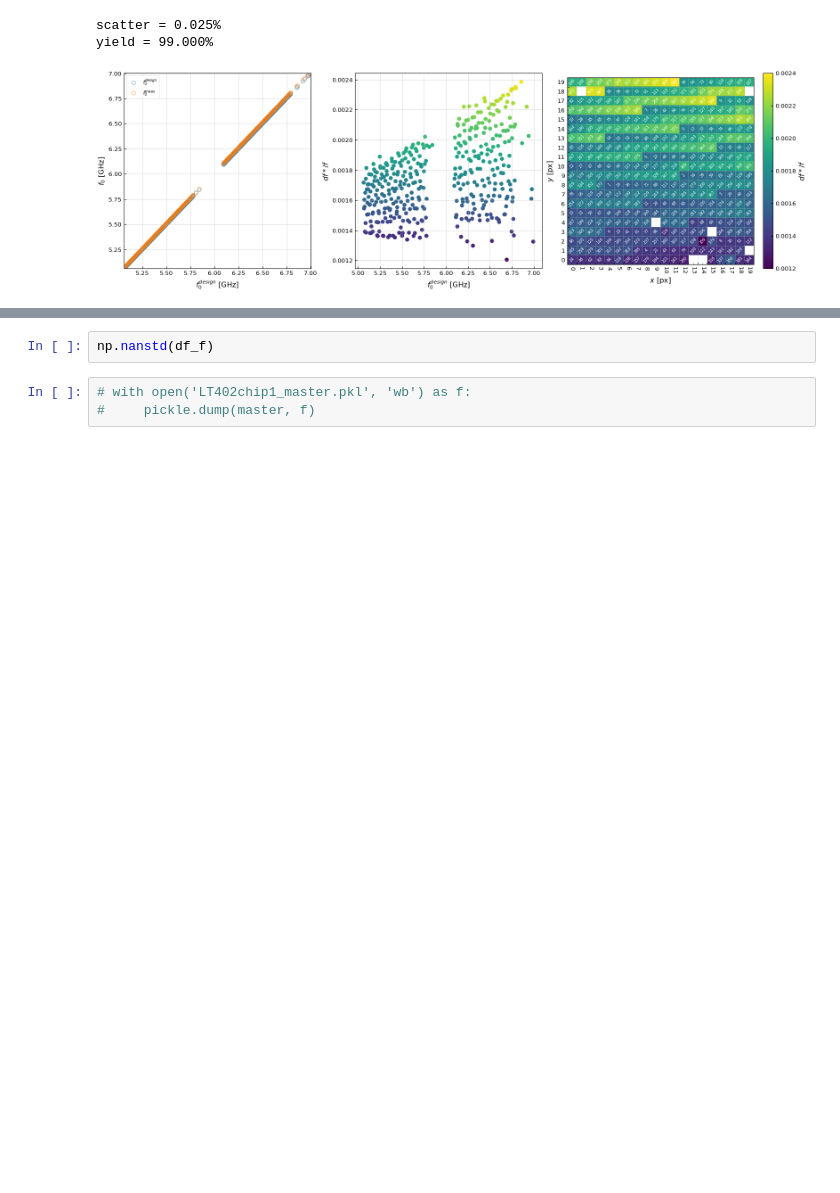
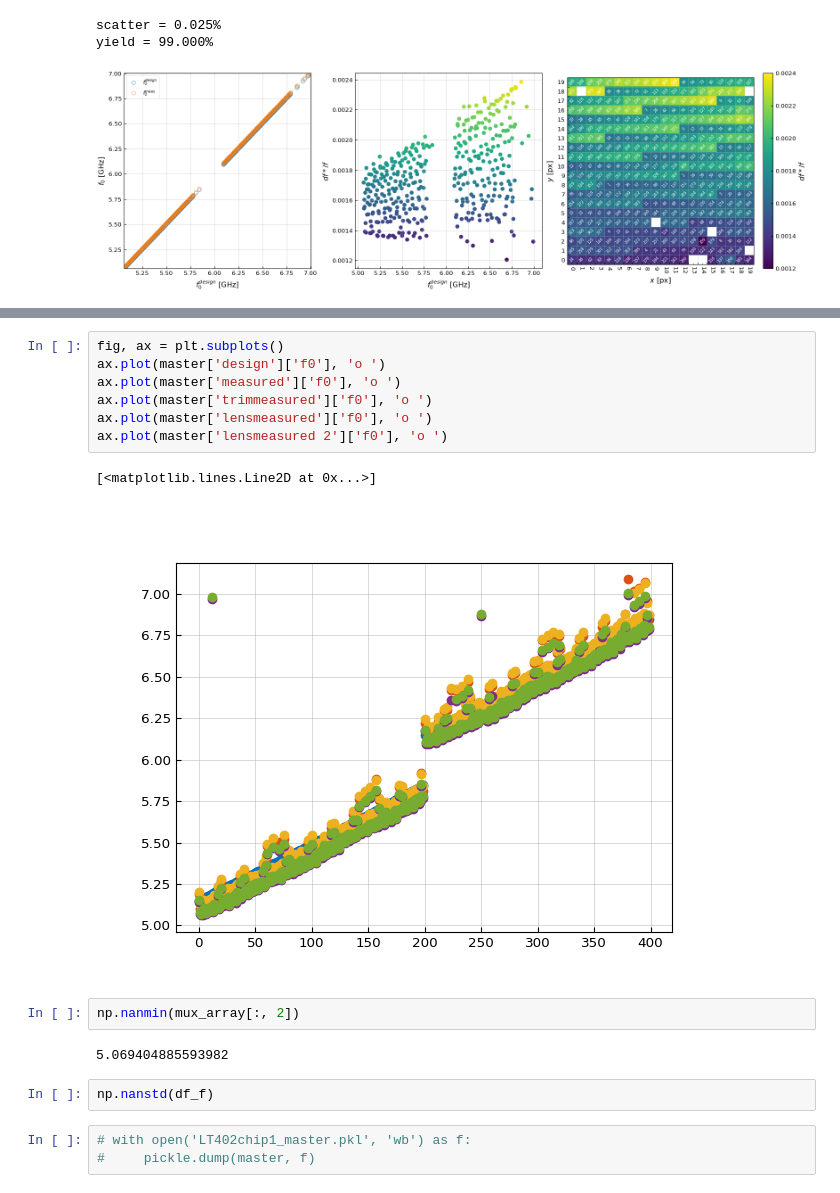
Before and after one commit to wilbertras/spatial-mapping, a Jupyter notebook: Mappings/LT402chip1/mapping_LT402chip1_nibbled_lenses_2.ipynb, the cells around one changed output, grey strips where cells are left out. Cells and saved outputs as stored; diff of their text form; blank space fills up the shorter version.

```diff
--- a/Mappings/LT402chip1/mapping_LT402chip1_nibbled_lenses_2.ipynb
+++ b/Mappings/LT402chip1/mapping_LT402chip1_nibbled_lenses_2.ipynb
@@ -703,3 +726,17 @@ print(mux_array)
+# %%
+fig, ax = plt.subplots()
+ax.plot(master['design']['f0'], 'o ')
+ax.plot(master['measured']['f0'], 'o ')
+ax.plot(master['trimmeasured']['f0'], 'o ')
+ax.plot(master['lensmeasured']['f0'], 'o ')
+ax.plot(master['lensmeasured 2']['f0'], 'o ')
+# %% [output]
+[<matplotlib.lines.Line2D at 0x...>]
+[figure, added]
+# %%
+np.nanmin(mux_array[:, 2])
+# %% [output]
+5.069404885593982
 # %%
 np.nanstd(df_f)
 # %%
```
Also changed, not shown: parts of 5 cells of this notebook, 3 other files.
